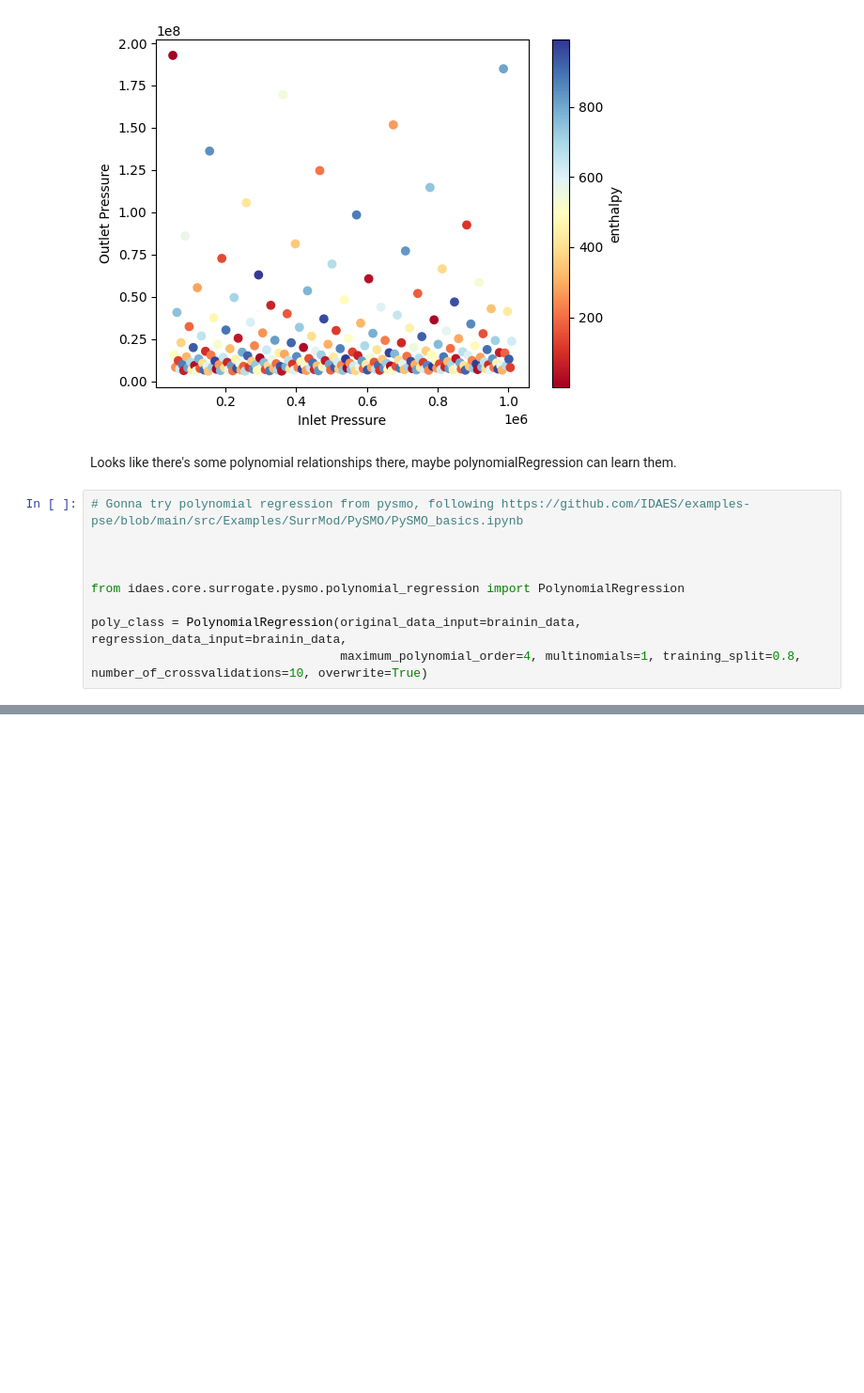
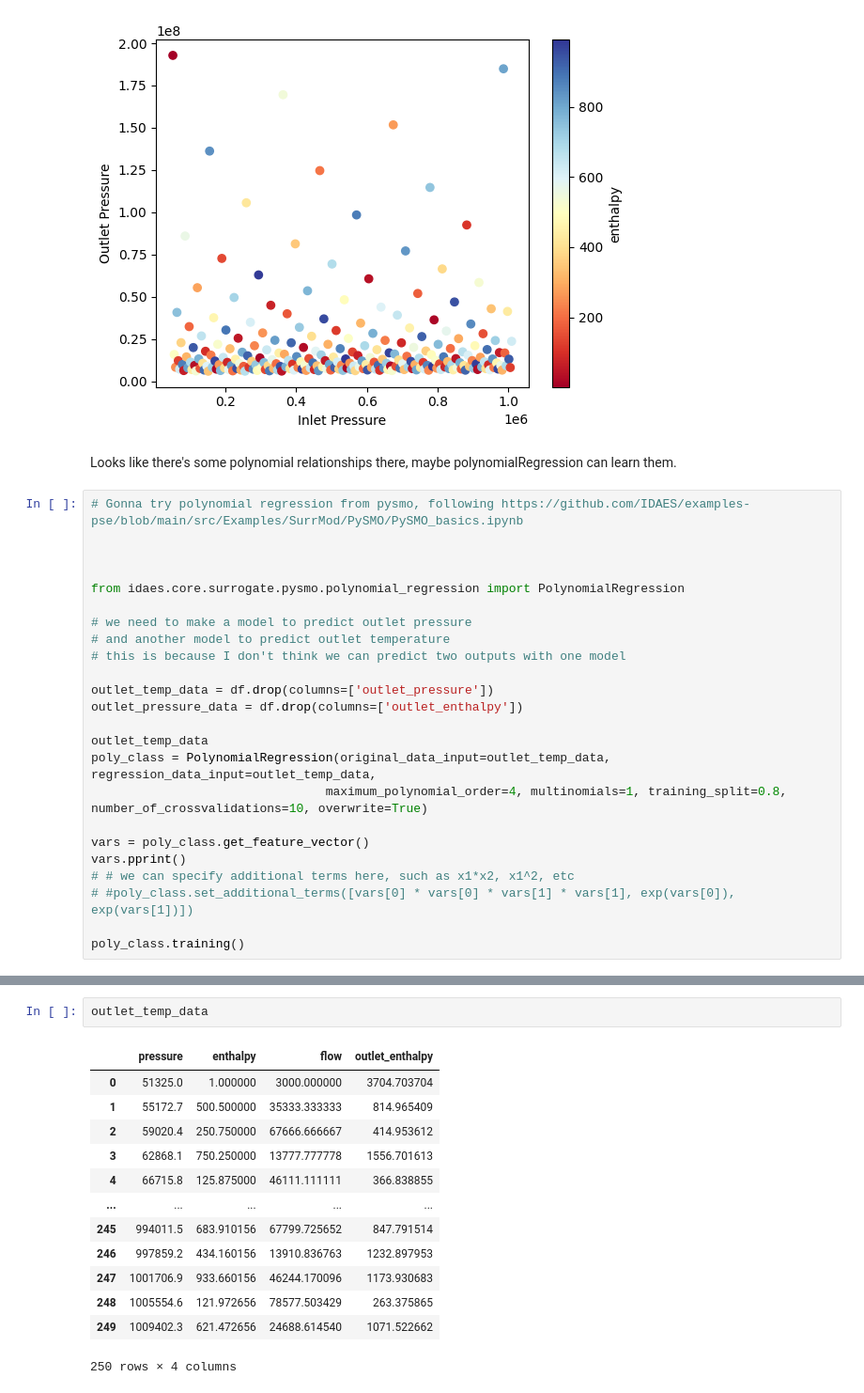
Before and after one commit to bertkdowns/model-predictive-control, a Jupyter notebook: surrogate_modelling.ipynb, the cells around one changed output, grey strips where cells are left out. Shown: that part at 94% size. Drawn from its saved outputs; the diff is of its cells as text; blank space fills up the shorter version.

```diff
--- a/surrogate_modelling.ipynb
+++ b/surrogate_modelling.ipynb
@@ -129,5 +129,20 @@ Looks like there's some polynomial relationships there, maybe polynomialRegressi
 
 from idaes.core.surrogate.pysmo.polynomial_regression import PolynomialRegression
 
-poly_class = PolynomialRegression(original_data_input=brainin_data, regression_data_input=brainin_data,
-                                  maximum_polynomial_order=4, multinomials=1, training_split=0.8, number_of_crossvalidations=10, overwrite=True)
+# we need to make a model to predict outlet pressure
+# and another model to predict outlet temperature
+# this is because I don't think we can predict two outputs with one model
+
+outlet_temp_data = df.drop(columns=['outlet_pressure'])
+outlet_pressure_data = df.drop(columns=['outlet_enthalpy'])
+
+outlet_temp_data
+poly_class = PolynomialRegression(original_data_input=outlet_temp_data, regression_data_input=outlet_temp_data,
+                                maximum_polynomial_order=4, multinomials=1, training_split=0.8, number_of_crossvalidations=10, overwrite=True)
+
+vars = poly_class.get_feature_vector()
+vars.pprint()
+# # we can specify additional terms here, such as x1*x2, x1^2, etc
+# #poly_class.set_additional_terms([vars[0] * vars[0] * vars[1] * vars[1], exp(vars[0]), exp(vars[1])])
+
+poly_class.training()
@@ -133,0 +167,16 @@ poly_class = PolynomialRegression(original_data_input=brainin_data, regression_d
+# %%
+outlet_temp_data
+# %% [output]
+|  | pressure | enthalpy | flow | outlet_enthalpy |
+| 0 | 51325.0 | 1.000000 | 3000.000000 | 3704.703704 |
+| 1 | 55172.7 | 500.500000 | 35333.333333 | 814.965409 |
+| 2 | 59020.4 | 250.750000 | 67666.666667 | 414.953612 |
+| 3 | 62868.1 | 750.250000 | 13777.777778 | 1556.701613 |
+| 4 | 66715.8 | 125.875000 | 46111.111111 | 366.838855 |
+| ... | ... | ... | ... | ... |
+| 245 | 994011.5 | 683.910156 | 67799.725652 | 847.791514 |
+| 246 | 997859.2 | 434.160156 | 13910.836763 | 1232.897953 |
+| 247 | 1001706.9 | 933.660156 | 46244.170096 | 1173.930683 |
+| 248 | 1005554.6 | 121.972656 | 78577.503429 | 263.375865 |
+| 249 | 1009402.3 | 621.472656 | 24688.614540 | 1071.522662 |
+250 rows × 4 columns
```
Also changed, not shown: parts of 1 cell of this notebook, 1 other file.
